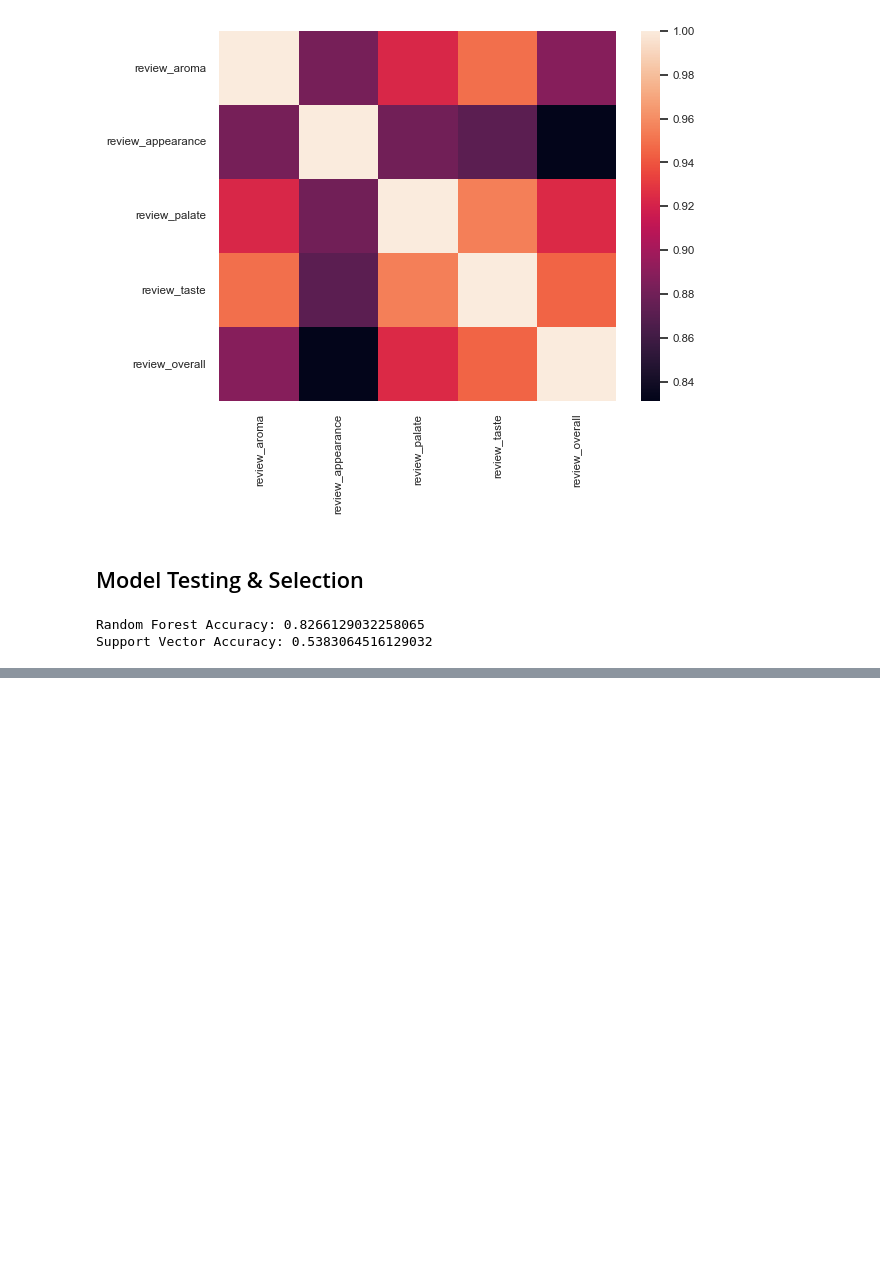
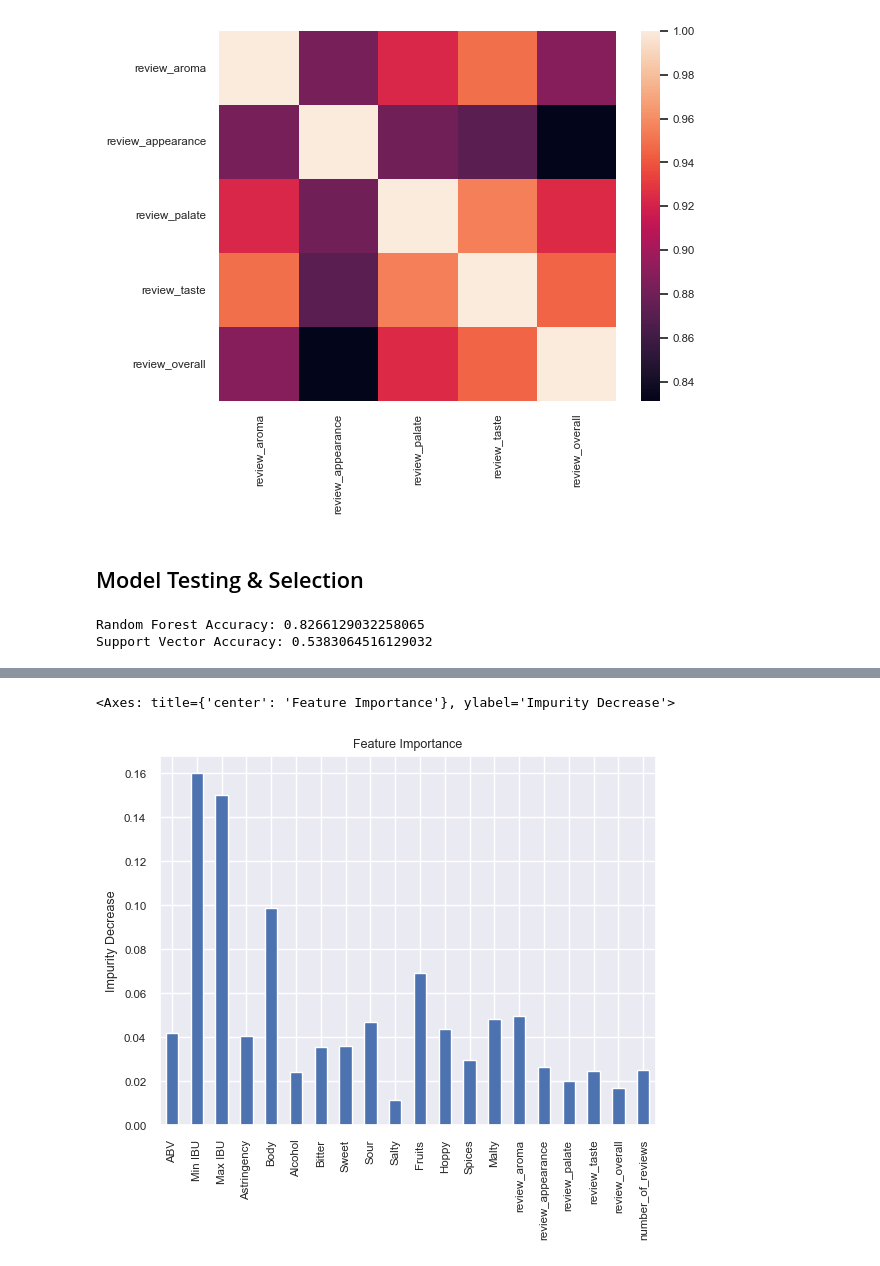
Before and after one commit to JSchlangen9/Beer-Classification, a Jupyter notebook: DTSA5509_ML Beer.ipynb, the cells around one changed output, grey strips where cells are left out. Saved outputs shown, nothing was run; the diff lists cells and outputs as text; code cells hidden in the pictures; blank space fills up the shorter version.

Commit message:
Final Model & Feature Importance

```diff
--- a/DTSA5509_ML Beer.ipynb
+++ b/DTSA5509_ML Beer.ipynb
@@ -123,0 +124,10 @@ RandomForestClassifier(max_features=10, n_estimators=1000)
+# %%
+imp = model.feature_importances_
+feat = df.drop(['Style'], axis=1).columns.unique().tolist()
+
+model_imp = pd.Series(imp, index=feat)
+
+model_imp.plot.bar(title='Feature Importance', ylabel='Impurity Decrease')
+# %% [output]
+<Axes: title={'center': 'Feature Importance'}, ylabel='Impurity Decrease'>
+[figure, added]
```
Also changed, not shown: parts of 1 cell of this notebook.
